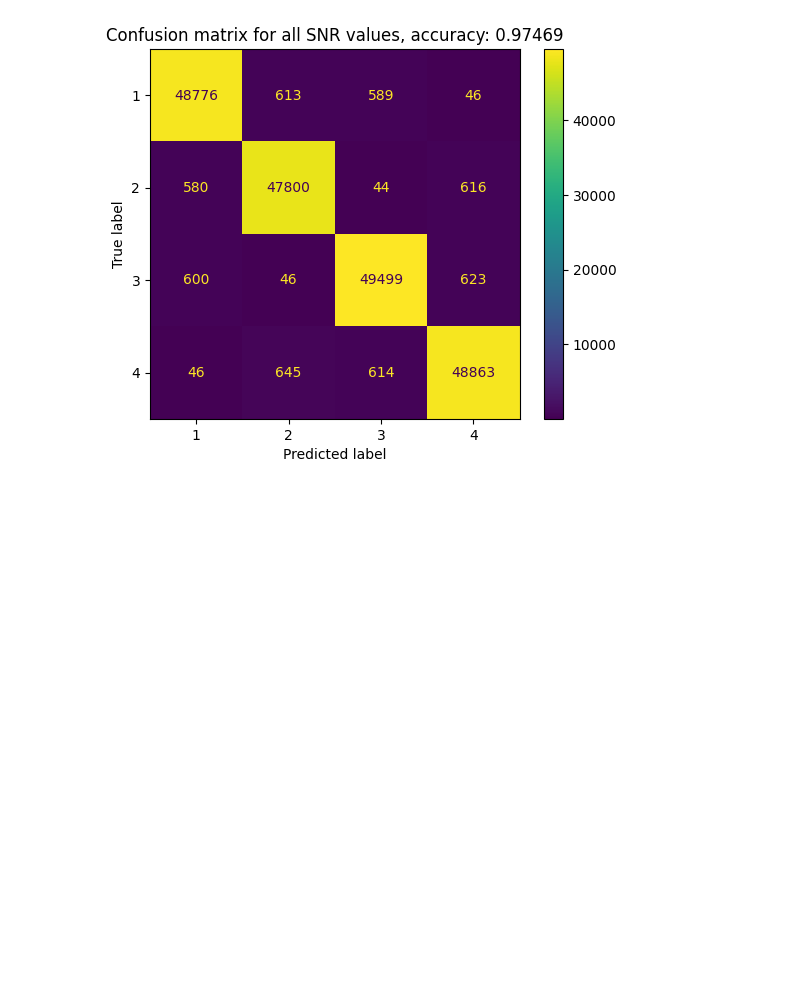
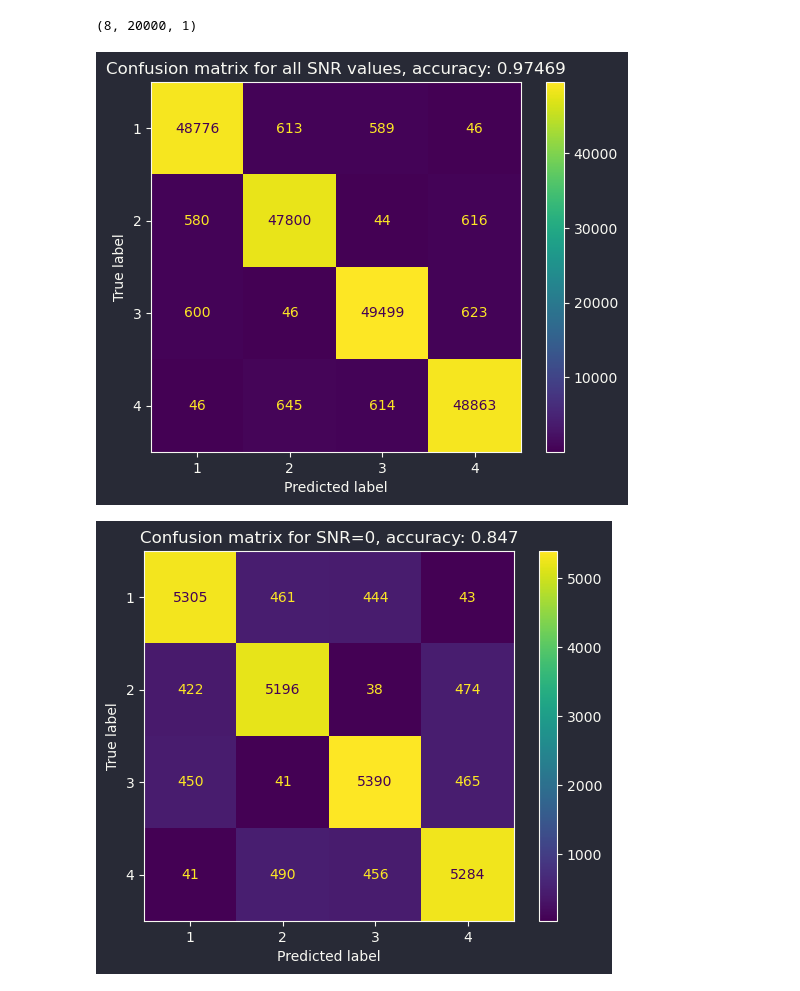
Before and after one commit to MatejaStojkovic/OTE_ETF_2023_project, a Jupyter notebook: src/naive_bayes.ipynb, the cells around one changed output. Saved outputs shown, nothing was run; the diff lists cells and outputs as text; code cells hidden in the pictures; blank space fills up the shorter version.

Commit message:
naive_bayes

```diff
--- a/src/naive_bayes.ipynb
+++ b/src/naive_bayes.ipynb
@@ -10,19 +10,35 @@ from NaiveBayes import NaiveBayes
 
 import numpy as np
 import matplotlib.pyplot as plt
+# %%
+def visualize_data(predicted_labels, test_labels, allSNR=False, perSNR=False):
+    if allSNR:
+        ConfusionMatrixDisplay.from_predictions(test_labels.flatten(), predicted_labels.flatten(),)
+        plt.title(f"Confusion matrix for all SNR values, accuracy: {np.mean(predicted_labels == test_labels)}")
+        plt.show()
+    if perSNR:
+        accuracy = np.zeros(8)
+        for i in range(8):
+            accuracy[i] = np.mean(predicted_labels[i] == test_labels[i])
+            ConfusionMatrixDisplay.from_predictions(test_labels[i].flatten(), predicted_labels[i].flatten(),)
+            plt.title(f"Confusion matrix for SNR={dataSet.SNR[i]}, accuracy: {accuracy[i]}")
+            plt.show()
+        plt.plot(dataSet.SNR.values(), accuracy, marker="o")
+        plt.title("Accuracy per SNR")
+        plt.xlabel("SNR")
+        plt.ylabel("Accuracy")
 # %%
 dataSet = DataParser("../data/DataForML.mat")
 train_data, train_labels = dataSet.get_train_dataV1()
 test_data, test_labels = dataSet.get_test_dataV1()
 
-naiveBayes = NaiveBayes()
-naiveBayes.train(train_data, train_labels, np.unique(train_labels))
+naiveBayesV1 = NaiveBayes()
+naiveBayesV1.train(train_data, train_labels, np.unique(train_labels))
 
-predicted_labels = naiveBayes.predict(test_data, np.unique(train_labels))
+predicted_labels = naiveBayesV1.predict(test_data, np.unique(train_labels))
 
-
-ConfusionMatrixDisplay.from_predictions(test_labels.flatten(), predicted_labels.flatten(),)
-plt.title(f"Confusion matrix for all SNR values, accuracy: {np.mean(predicted_labels == test_labels)}")
-plt.show()
+visualize_data(predicted_labels, test_labels, allSNR=True, perSNR=True)
 # %% [output]
+(8, 20000, 1)
-[figure, old version]
+[figure, new version]
+[figure, added]
```
Also changed, not shown: parts of 4 cells of this notebook, 2 other files.
